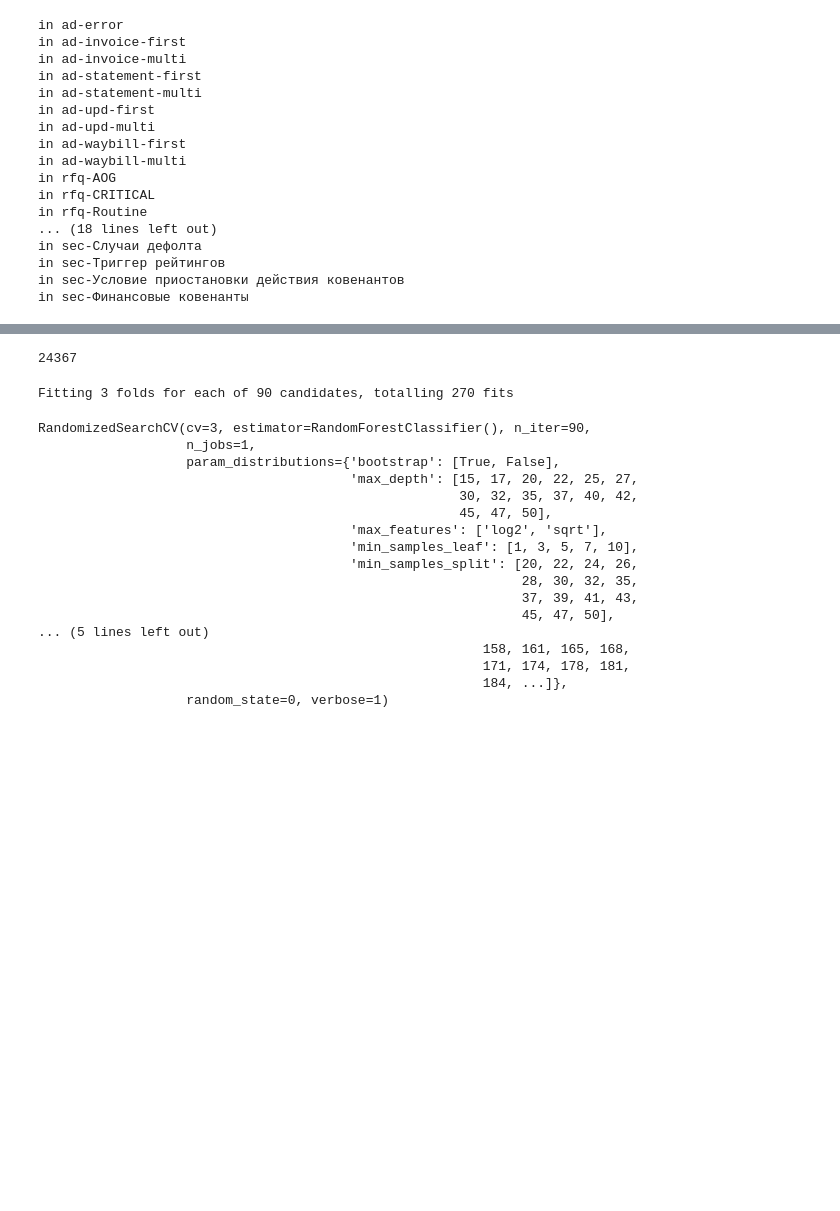
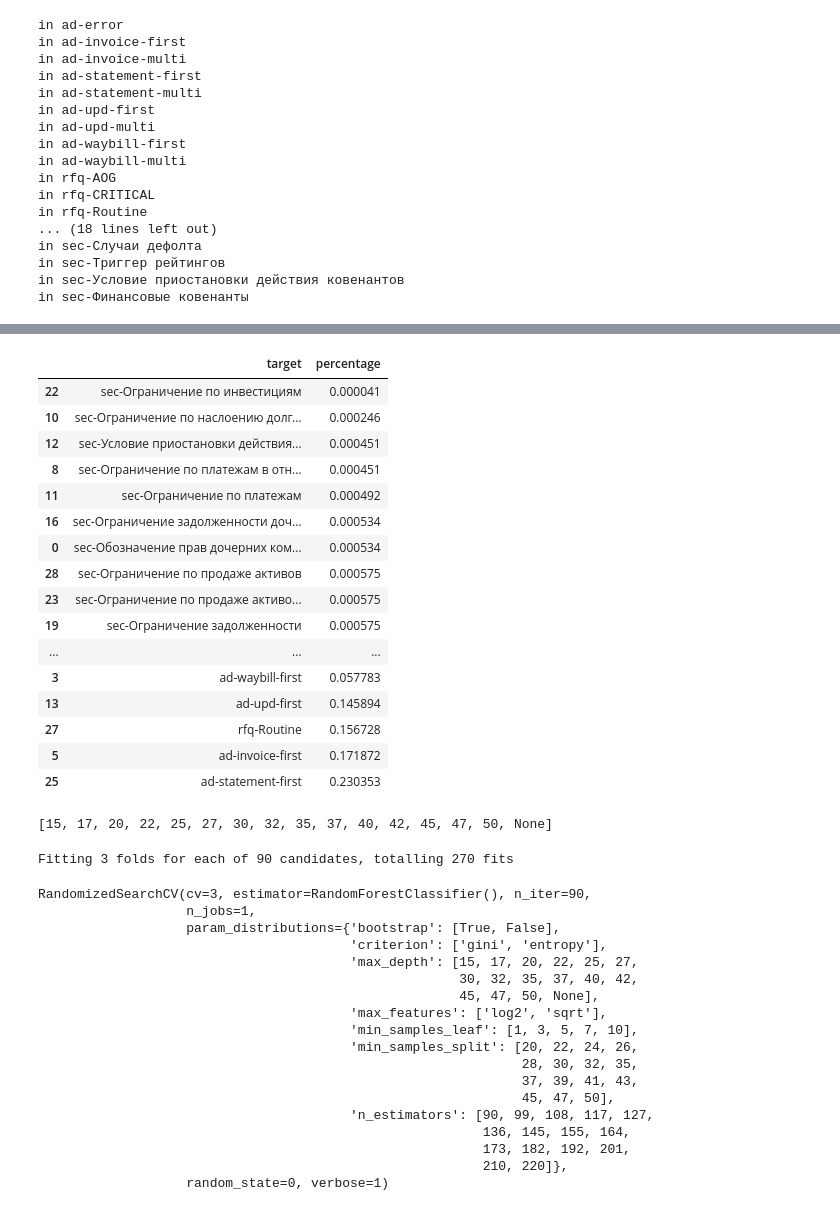
Before and after one commit to cherepasshka/document-classifier, a Jupyter notebook: DOCUMENT_CLASSIFIER.ipynb, the cells around one changed output, grey strips where cells are left out. Drawn from its saved outputs; the diff is of its cells as text; code cells hidden in the pictures; blank space fills up the shorter version.

```diff
--- a/DOCUMENT_CLASSIFIER.ipynb
+++ b/DOCUMENT_CLASSIFIER.ipynb
@@ -152,7 +155,26 @@ df = df.rename(columns={'doc_type' : 'target', 'doc_text' : 'X'})
-# %%
-len(df)
-# %% [output]
-24367
+# %%
+types_list = list(set(df['target']))
+types_fra = [len(df[df['target']  == tp]) / len(df) for tp in types_list]
+stat = pd.DataFrame({'target': types_list, 'percentage' : types_fra}).sort_values('percentage')
+stat
+# %% [output]
+|  | target | percentage |
+| 22 | sec-Ограничение по инвестициям | 0.000041 |
+| 10 | sec-Ограничение по наслоению долг... | 0.000246 |
+| 12 | sec-Условие приостановки действия... | 0.000451 |
+| 8 | sec-Ограничение по платежам в отн... | 0.000451 |
+| 11 | sec-Ограничение по платежам | 0.000492 |
+| 16 | sec-Ограничение задолженности доч... | 0.000534 |
+| 0 | sec-Обозначение прав дочерних ком... | 0.000534 |
+| 28 | sec-Ограничение по продаже активов | 0.000575 |
+| 23 | sec-Ограничение по продаже активо... | 0.000575 |
+| 19 | sec-Ограничение задолженности | 0.000575 |
+| ... | ... | ... |
+| 3 | ad-waybill-first | 0.057783 |
+| 13 | ad-upd-first | 0.145894 |
+| 27 | rfq-Routine | 0.156728 |
+| 5 | ad-invoice-first | 0.171872 |
+| 25 | ad-statement-first | 0.230353 |
 # %%
 # split into training (0.6 of dataframe) validation (0.2 of dataframe) and test (0.2 of dataframe)
 
@@ -201 +201,5 @@ rf_ppl_cv = Pipeline([
+# %%
+max_depth
+# %% [output]
+[15, 17, 20, 22, 25, 27, 30, 32, 35, 37, 40, 42, 45, 47, 50, None]
 # %%
@@ -206,6 +211,6 @@ X_train, Y_train = dataframe['X'], dataframe['target']
 # %%
-# rf = RandomForestClassifier()
-rs = RandomizedSearchCV(rf_ppl_clf,
+rf = RandomForestClassifier()
+rs = RandomizedSearchCV(rf,
                         param_dist,
                         n_iter=90,
                         cv=3,
@@ -218,19 +223,20 @@ Fitting 3 folds for each of 90 candidates, totalling 270 fits
 RandomizedSearchCV(cv=3, estimator=RandomForestClassifier(), n_iter=90,
                    n_jobs=1,
                    param_distributions={'bootstrap': [True, False],
+                                        'criterion': ['gini', 'entropy'],
                                         'max_depth': [15, 17, 20, 22, 25, 27,
                                                       30, 32, 35, 37, 40, 42,
-                                                      45, 47, 50],
+                                                      45, 47, 50, None],
                                         'max_features': ['log2', 'sqrt'],
                                         'min_samples_leaf': [1, 3, 5, 7, 10],
                                         'min_samples_split': [20, 22, 24, 26,
                                                               28, 30, 32, 35,
                                                               37, 39, 41, 43,
                                                               45, 47, 50],
-... (5 lines left out)
-                                                         158, 161, 165, 168,
-                                                         171, 174, 178, 181,
-                                                         184, ...]},
+                                        'n_estimators': [90, 99, 108, 117, 127,
+                                                         136, 145, 155, 164,
+                                                         173, 182, 192, 201,
+                                                         210, 220]},
                    random_state=0, verbose=1)
 # %%
 rs.best_params_
```
Also changed, not shown: parts of 24 cells of this notebook.
